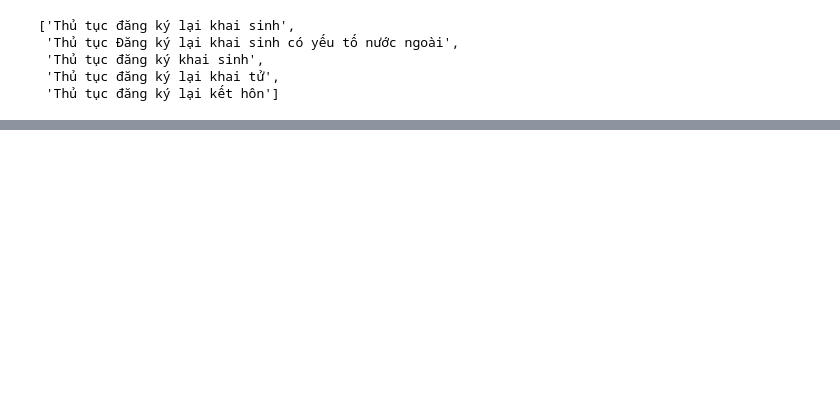
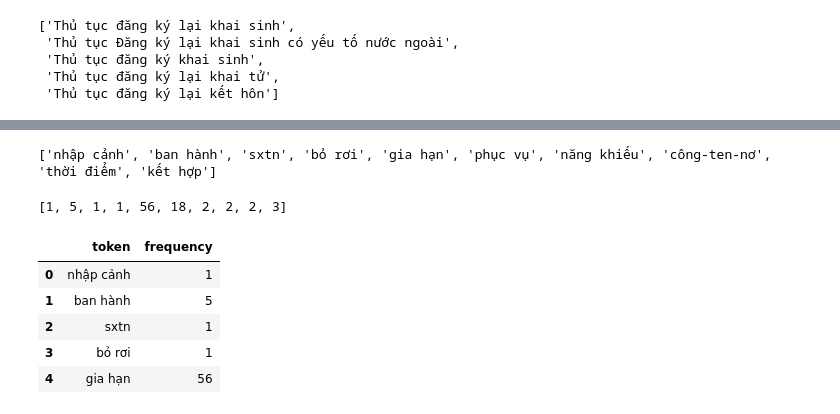
Before and after one commit to Mingg2211/NamDinh_V1, a Jupyter notebook: notebook/experiment.ipynb, the cells around one changed output, grey strips where cells are left out. Drawn from its saved outputs; the diff is of its cells as text; code cells hidden in the pictures; blank space fills up the shorter version.

```diff
--- a/notebook/experiment.ipynb
+++ b/notebook/experiment.ipynb
@@ -168,0 +211,3 @@ mingg
+# %%
+vocab_file = open('../data/vocab.txt', 'r', encoding='utf-8')
+vocab = vocab_file.readlines()
@@ -168,0 +218,7 @@ mingg
+# %%
+_dict = {}
+# %%
+for token in vocab:
+    token = token.replace('\n','')
+    frequency = len(search_in_database(token))
+    _dict.update({token: frequency})
@@ -168,0 +245,24 @@ mingg
+# %%
+keys = []
+values = []
+for key in _dict.keys():
+    keys.append(key)
+for value in _dict.values():
+    values.append(value)
+# %%
+print(keys[:10])
+values[:10]
+# %% [output]
+['nhập cảnh', 'ban hành', 'sxtn', 'bỏ rơi', 'gia hạn', 'phục vụ', 'năng khiếu', 'công-ten-nơ', 'thời điểm', 'kết hợp']
+[1, 5, 1, 1, 56, 18, 2, 2, 2, 3]
+# %%
+d = {'token': keys, 'frequency': values}
+df = pd.DataFrame(data=d)
+df.head()
+# %% [output]
+|  | token | frequency |
+| 0 | nhập cảnh | 1 |
+| 1 | ban hành | 5 |
+| 2 | sxtn | 1 |
+| 3 | bỏ rơi | 1 |
+| 4 | gia hạn | 56 |
```
Also changed, not shown: parts of 22 cells of this notebook, 6 other files.
